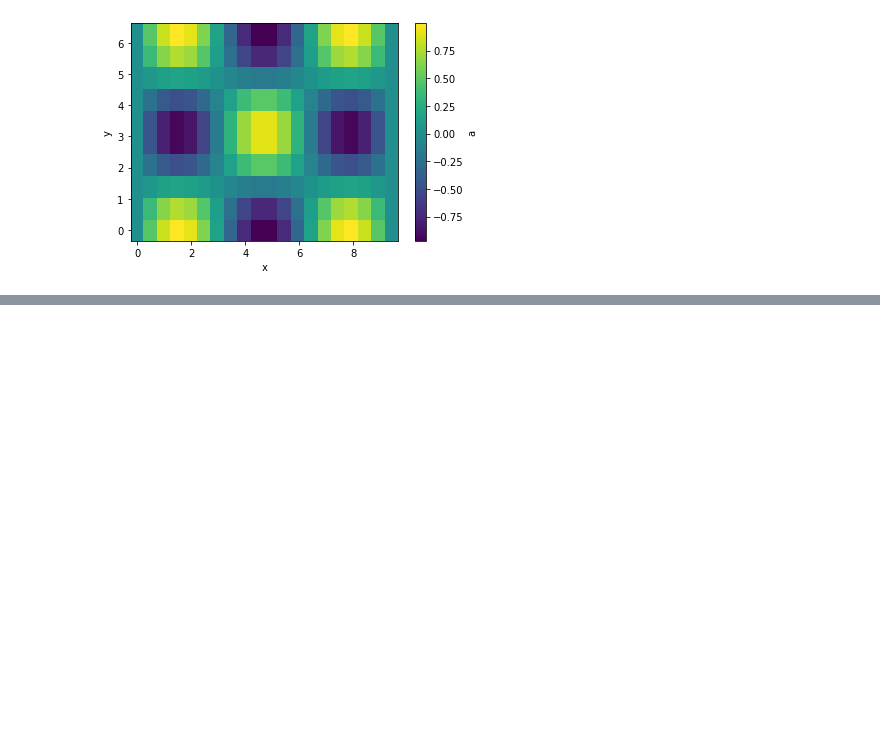
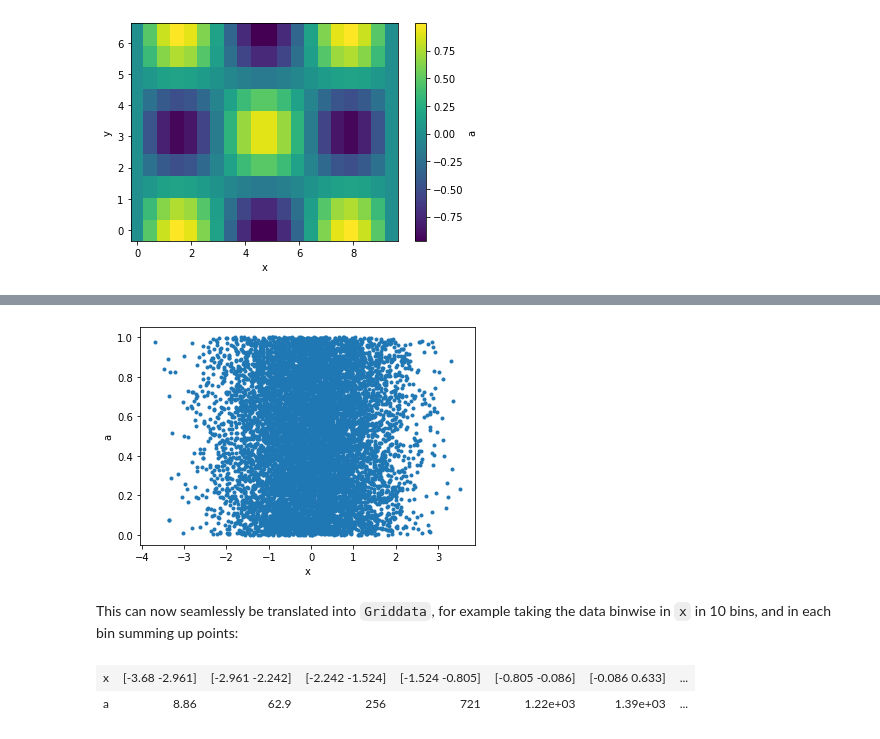
Before and after one commit to philippeller/dama, a Jupyter notebook: notebooks/README.ipynb, the cells around one changed output, grey strips where cells are left out. Cells and saved outputs as stored; diff of their text form; code cells hidden in the pictures; blank space fills up the shorter version.

```diff
--- a/notebooks/README.ipynb
+++ b/notebooks/README.ipynb
@@ -100,0 +137,11 @@ interp_a = griddata(points, values, (grid_x, grid_y), method='cubic')
+# %%
+p.plot('x', 'a', '.');
+# %% [output]
+[figure, added]
+# %% [markdown]
+This can now seamlessly be translated into `Griddata`, for example taking the data binwise in `x` in 10 bins, and in each bin summing up points:
+# %%
+p.binwise(x=10).sum()
+# %% [output]
+| x | [-3.68 -2.961] | [-2.961 -2.242] | [-2.242 -1.524] | [-1.524 -0.805] | [-0.805 -0.086] | [-0.086 0.633] | ... |
+| a | 8.86 | 62.9 | 256 | 721 | 1.22e+03 | 1.39e+03 | ... |
```
Also changed, not shown: parts of 24 cells of this notebook, 1 other file.
